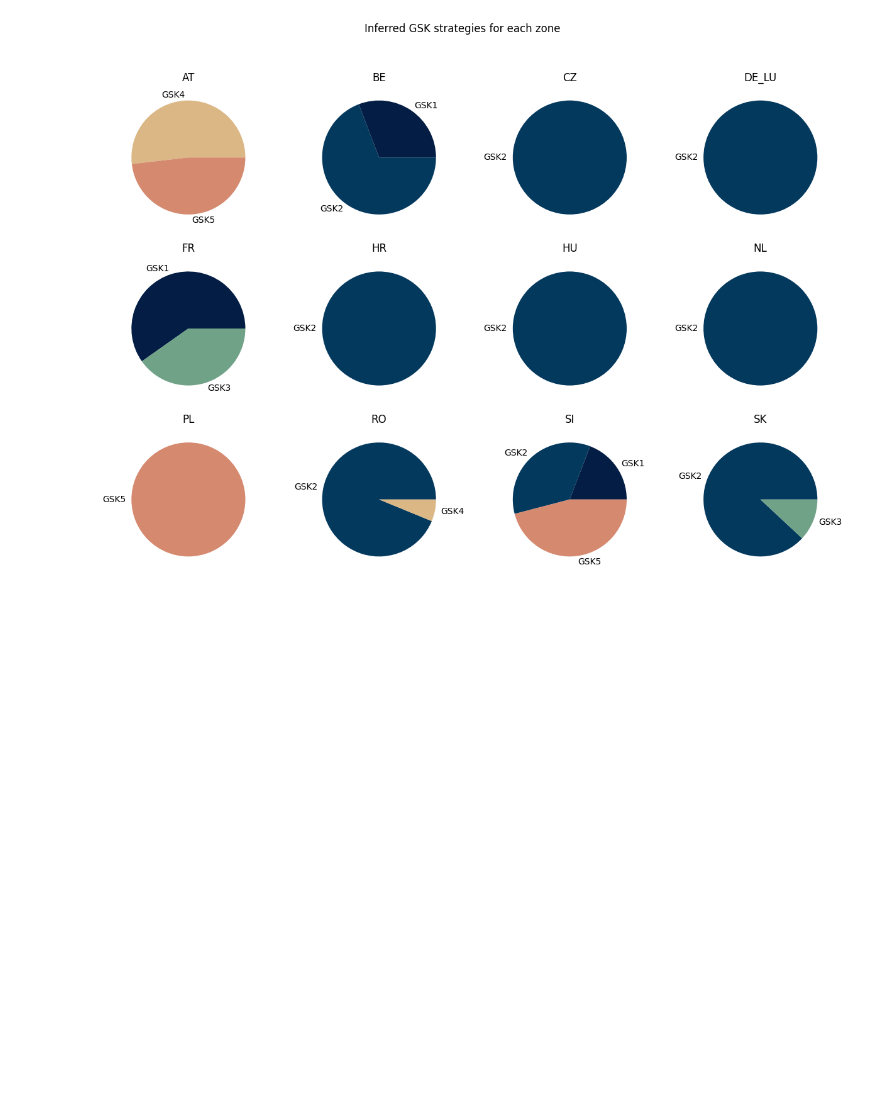
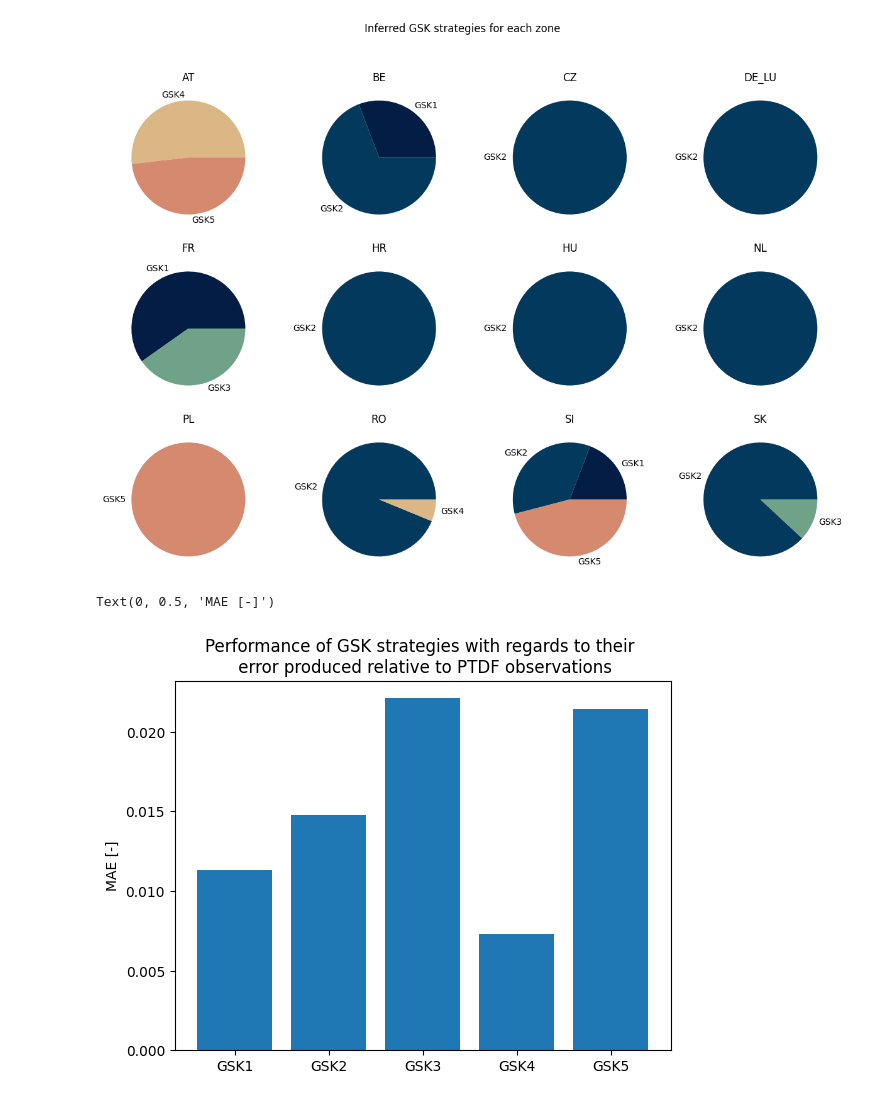
Before and after one commit to kbruninx/FBMC, a Jupyter notebook: flow_based_domain/Calculated PTDF Analysis.ipynb, the cells around one changed output. Cells and saved outputs as stored; diff of their text form; code cells hidden in the pictures; blank space fills up the shorter version.

```diff
--- a/flow_based_domain/Calculated PTDF Analysis.ipynb
+++ b/flow_based_domain/Calculated PTDF Analysis.ipynb
@@ -51,0 +53,3 @@ display(df_ptdf)
+# %%
+df_ptdf_nuts_feb_tso = pd.read_excel('./ptdf_z_calc_nuts_feb_tso.xlsx', index_col=0)
+df_ptdf_nuts_feb_tso = df_ptdf_nuts_feb_tso.reset_index()
@@ -283,3 +448,36 @@ Text(0.5, 0.98, 'Inferred GSK strategies for each zone')
 [figure]
 # %%
 # GSK PERFORMANCE
+
+gsk_errors = [[], [], [], [], []]
+gsk_weights = [[], [], [], [], []]
+
+for z, zone in enumerate(zones):
+    zone_abs_error = np.mean(list(filter(lambda x: x != -0.03, ptdf_mre[z, :])))
+    if not np.isnan(zone_abs_error):
+        active_idx = [idx for idx, gsk in enumerate(sigma[:, z]) if gsk > 0]
+        weights = sigma[active_idx, z]
+        for i in active_idx:
+            gsk_errors[i].append(zone_abs_error)
+            gsk_weights[i].append(sigma[i, z])
+
+mae_gsk = []
+mre_gsk = []
+
+for g in range(5):
+    mae = round(np.average(gsk_errors[g], weights=gsk_weights[g]), 4)
+    #print('MAE_GSK{0}:'.format(g+1), mae)
+    mae_gsk.append(mae)
+
+for g in range(5):
+    mre=round(100*np.average(gsk_errors[g], weights=gsk_weights[g])/df_ptdf_obs[zones].abs().mean().mean(), 2)
+    #print('MRE_GSK{0}:'.format(g+1), mre)
+    mre_gsk.append(mre)
+
+fig, ax = plt.subplots()
+ax.bar(['GSK1', 'GSK2', 'GSK3', 'GSK4', 'GSK5'], mae_gsk)
+plt.title('Performance of GSK strategies with regards to their \n error produced relative to PTDF observations')
+ax.set_ylabel('MAE [-]')
+# %% [output]
+Text(0, 0.5, 'MAE [-]')
+[figure, added]
```
Also changed, not shown: parts of 24 cells of this notebook, 50 other files.
